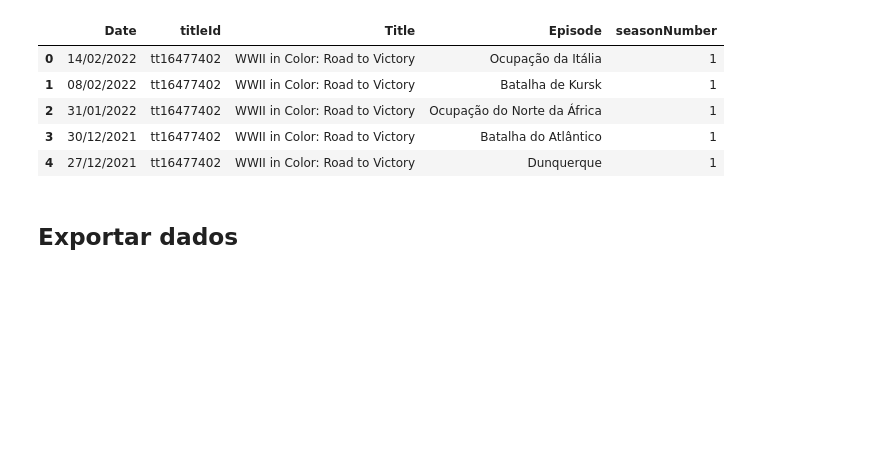
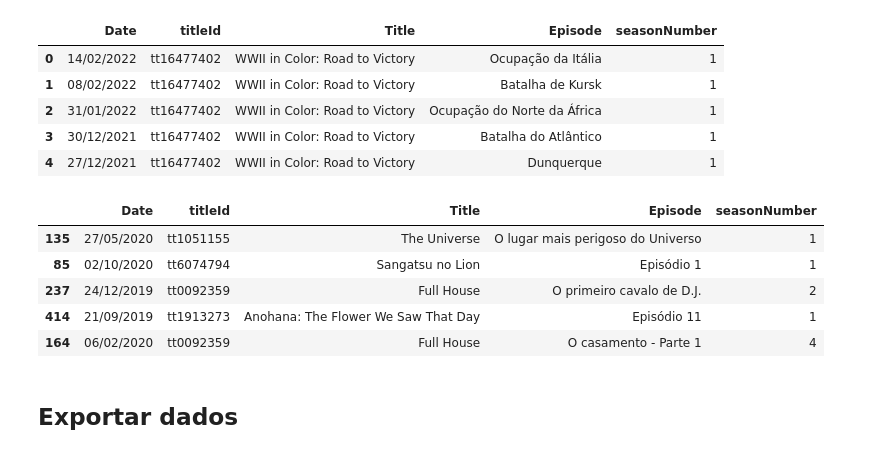
Before and after one commit to vichShir/netflix-analysis, a Jupyter notebook: notebooks/Netflix_Analysis.ipynb, the cells around one changed output. Cells and saved outputs as stored; diff of their text form; code cells hidden in the pictures; blank space fills up the shorter version.

Commit message:
Adicionado: parte para exportar dados do IMDb

```diff
--- a/notebooks/Netflix_Analysis.ipynb
+++ b/notebooks/Netflix_Analysis.ipynb
@@ -532,6 +556,15 @@ netflix_df.head()
 | 2 | 31/01/2022 | tt16477402 | WWII in Color: Road to Victory | Ocupação do Norte da África | 1 |
 | 3 | 30/12/2021 | tt16477402 | WWII in Color: Road to Victory | Batalha do Atlântico | 1 |
 | 4 | 27/12/2021 | tt16477402 | WWII in Color: Road to Victory | Dunquerque | 1 |
+# %%
+netflix_df.sample(5)
+# %% [output]
+|  | Date | titleId | Title | Episode | seasonNumber |
+| 135 | 27/05/2020 | tt1051155 | The Universe | O lugar mais perigoso do Universo | 1 |
+| 85 | 02/10/2020 | tt6074794 | Sangatsu no Lion | Episódio 1 | 1 |
+| 237 | 24/12/2019 | tt0092359 | Full House | O primeiro cavalo de D.J. | 2 |
+| 414 | 21/09/2019 | tt1913273 | Anohana: The Flower We Saw That Day | Episódio 11 | 1 |
+| 164 | 06/02/2020 | tt0092359 | Full House | O casamento - Parte 1 | 4 |
 # %% [markdown]
 ## Exportar dados
 # %%
```
Also changed, not shown: parts of 26 cells of this notebook, 6 other files.
